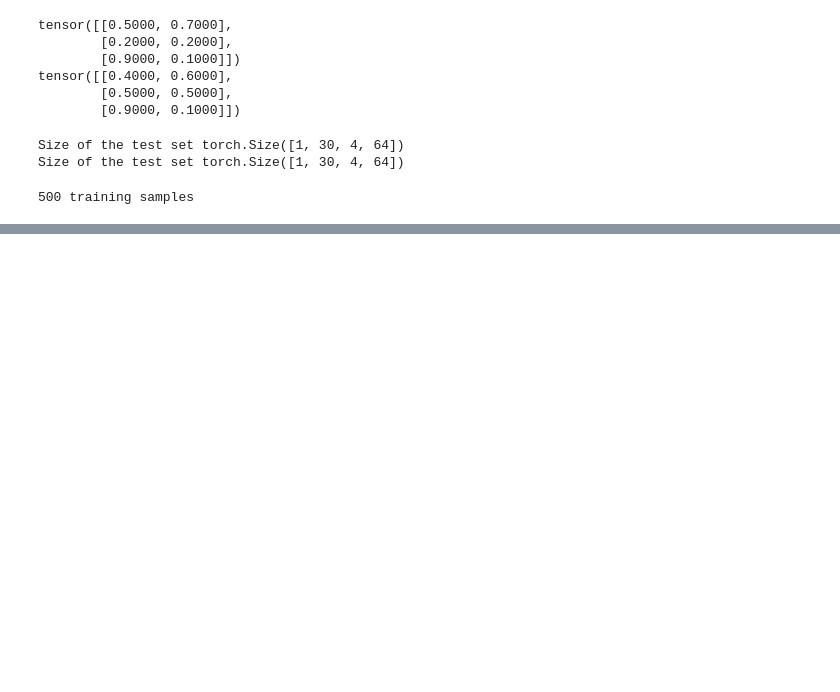
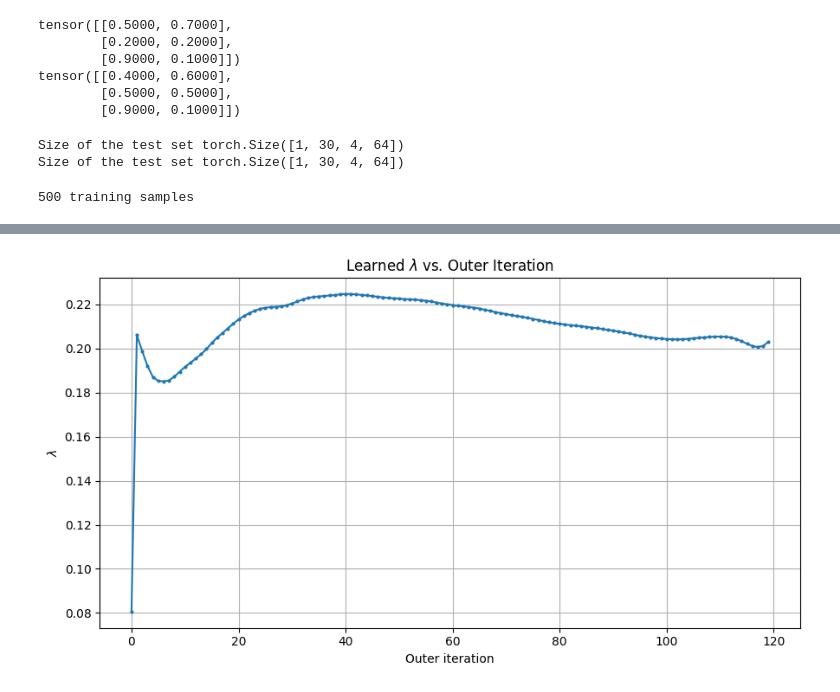
Before and after one commit to SurangaPrasad/hbf_pc_isac, a Jupyter notebook: inspections.ipynb, the cells around one changed output, grey strips where cells are left out. Saved outputs shown, nothing was run; the diff lists cells and outputs as text; code cells hidden in the pictures; blank space fills up the shorter version.

```diff
--- a/inspections.ipynb
+++ b/inspections.ipynb
@@ -94,0 +199,18 @@ print(len(H_train[0]), 'training samples')
+# %%
+plt.figure(figsize=(9, 5))
+
+plt.plot(
+    iterations,
+    lambda_,
+    marker="o",
+    markersize=2
+)
+
+plt.xlabel("Outer iteration")
+plt.ylabel(r"$\lambda$")
+plt.title(r"Learned $\lambda$ vs. Outer Iteration")
+plt.grid(True)
+plt.tight_layout()
+plt.show()
+# %% [output]
+[figure, added]
```
Also changed, not shown: parts of 5 cells of this notebook, 5 other files.
